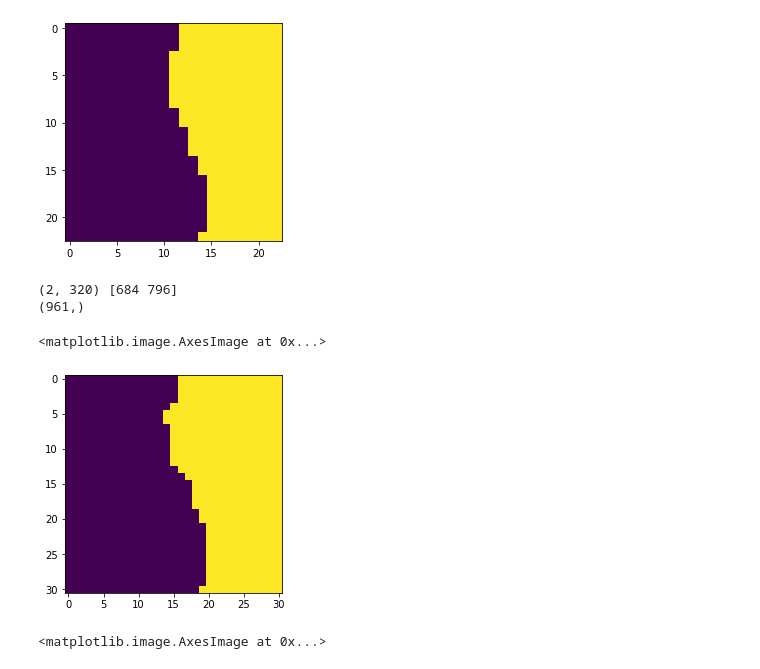
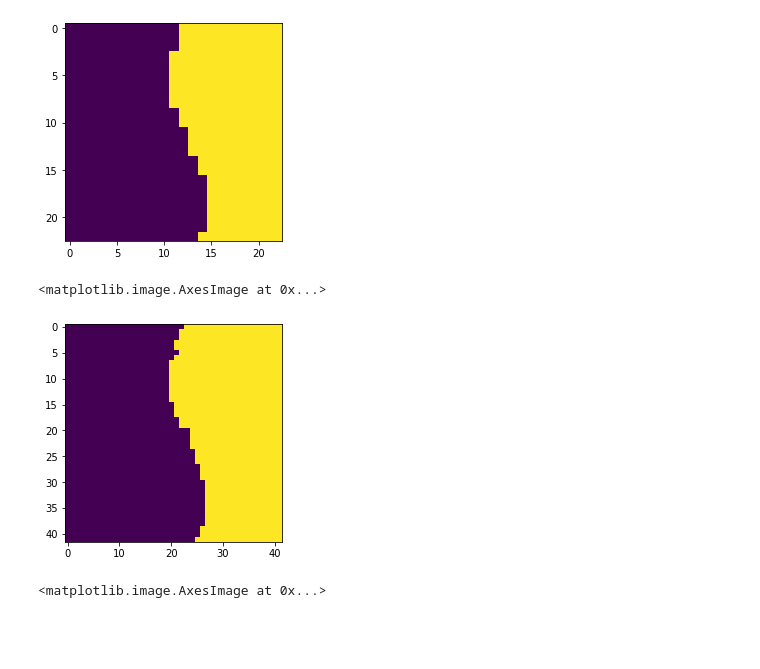
Before and after one commit to bywindow/Image-Processing-Algo, a Jupyter notebook: DSP_Image_Processing_1.ipynb, the cells around one changed output. Saved outputs shown, nothing was run; the diff lists cells and outputs as text; code cells hidden in the pictures; blank space fills up the shorter version.

```diff
--- a/DSP_Image_Processing_1.ipynb
+++ b/DSP_Image_Processing_1.ipynb
@@ -16,14 +16,14 @@ from PIL import Image, ImageEnhance, ImageFilter
 # %%
 # Feature Computation Function
 def compute_feats(image, kernels, resize_size):
-    feats = np.zeros((int(image.shape[0]//resize_size), int(image.shape[1]//resize_size), len(kernels)*2), dtype=np.double)
-
+    feats = np.zeros((int(image.shape[0]//resize_size+1), int(image.shape[1]//resize_size+1), len(kernels)*2), dtype=np.double)
+    print(feats.shape)
     # For multiple kernels,
     for k, kernel in enumerate(kernels):
 
         # Convolve the filters
         # filtered = ndi.convolve(image, kernel, mode='wrap')
-        filtered = ndi.convolve(image, kernel, mode='nearest')
+        filtered = ndi.convolve(image, kernel, mode='reflect')
 
         # Grid-wise Average
         filtered_grid_avg = rescale(filtered, 1/resize_size)
@@ -103,19 +103,18 @@ plt.imshow(img_var, cmap='gray')
 # prepare filter bank kernels
 kernels = []
 
-freq_list = np.arange(0.05, 0.25, 0.01)
+freq_list = np.arange(0.01, 0.45, 0.01)
 
 # Orientation
-for theta in range(4):
+for theta in range(6):
     theta = theta / 6. * np.pi
 
     # Sigma
-    for sigma in (1, 6):
+    for sigma in (1, 5):
 
         # Frequency
         for frequency in freq_list:
-            # kernel = np.real(gabor_kernel(frequency, theta=theta, sigma_x=sigma, sigma_y=sigma))
-
+            kernel = np.real(gabor_kernel(frequency, theta=theta, sigma_x=sigma, sigma_y=sigma))
             # Stack the filters into the filter  bank
             kernels.append(kernel)
 # %%
@@ -123,6 +122,6 @@ for theta in range(4):
 feats = compute_feats(image, kernels, 20.0)
 # %%
 # Feature Acquisition
-new_feats = compute_feats(filtered_image, kernels, 15.0)
-print(new_feats)
+new_feats = compute_feats(img_var, kernels, 12.0)
+print(new_feats.shape)
 # %% [output]
@@ -149,8 +133,11 @@ feats_stack = np.reshape(feats[1:-1, 1:-1,:], [(feats.shape[0]-2)*(feats.shape[1
 kmeans = KMeans(n_clusters=2, random_state=0).fit(feats_stack)
 # %%
 # K-means Clustering refactor
-new_feats_stack = np.reshape(new_feats[1:-1, 1:-1,:], [(new_feats.shape[0]-2)*(new_feats.shape[1]-2), new_feats.shape[2]])
+new_feats_stack = np.reshape(new_feats, [(new_feats.shape[0])*(new_feats.shape[1]), new_feats.shape[2]])
 print(new_feats_stack.shape)
-centers, indices = kmeans_plusplus(X=new_feats_stack, n_clusters=2, random_state=0)
+
+# centers, indices = kmeans_plusplus(X=new_feats_stack, n_clusters=2, random_state=0)
 kmeans = KMeans(n_clusters=2, random_state=0).fit(new_feats_stack)
+# print(centers.shape, indices)
+print(kmeans.labels_.shape)
 # %% [output]
@@ -164,15 +152,11 @@ plt.imshow(cluster_texture)
 [figure]
 # %%
 # Texture Segmentation Plotting
-print(centers.shape, indices)
-print(kmeans.labels_.shape)
-new_cluster_texture = np.reshape(kmeans.labels_, [new_feats.shape[0]-2, new_feats.shape[1]-2])
+new_cluster_texture = np.reshape(kmeans.labels_, [new_feats.shape[0], new_feats.shape[1]])
 plt.imshow(new_cluster_texture)
 # %% [output]
-(2, 320) [684 796]
-(961,)
+<matplotlib.image.AxesImage at 0x...>
-<matplotlib.image.AxesImage at 0x...>
-[figure, old version]
+[figure, new version]
 # %%
 # Image Load & Show
 image = np.mean(imageio.imread('texture_02.jpg'), axis=2)
```
Also changed, not shown: parts of 2 cells of this notebook.
